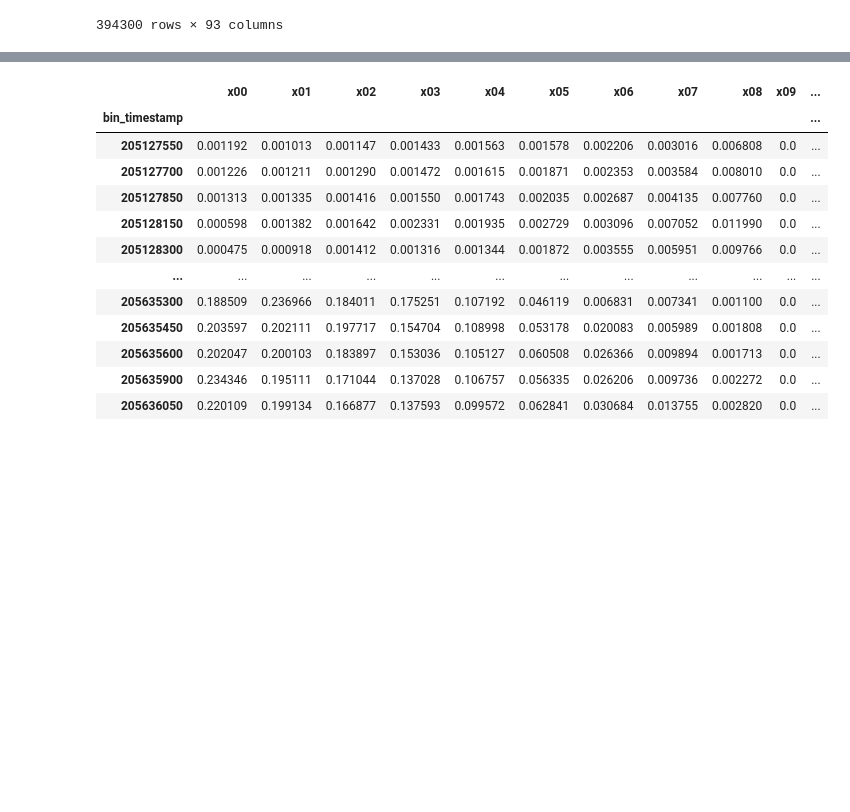
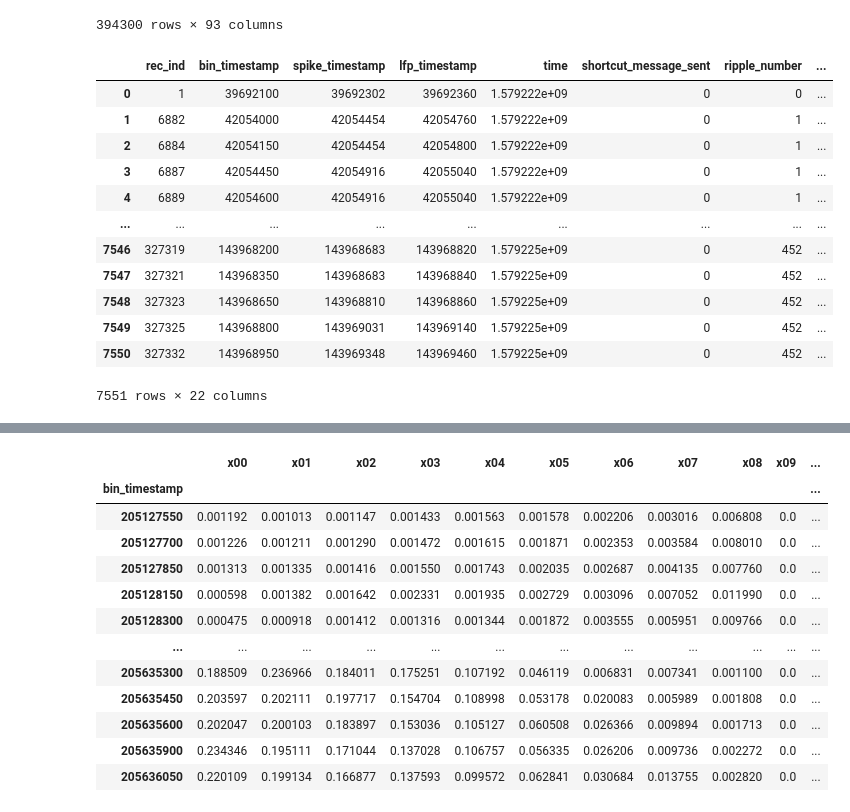
Before and after one commit to trevortknguyen/spykshrk_realtime, a Jupyter notebook: jupyter-notebooks/plot_posterior_realtime.ipynb, the cells around one changed output, grey strips where cells are left out. Drawn from its saved outputs; the diff is of its cells as text; code cells hidden in the pictures; blank space fills up the shorter version.

```diff
--- a/jupyter-notebooks/plot_posterior_realtime.ipynb
+++ b/jupyter-notebooks/plot_posterior_realtime.ipynb
@@ -435,3 +424,19 @@ merged_decoder_lockout
 | 394298 | 408360 | 199393350 | 1.577062e+09 | 3.367697 | 24.0 | 0 | 0 | 0 | ... |
 | 394299 | 408361 | 199393500 | 1.577062e+09 | 3.367697 | 24.0 | 0 | 0 | 0 | ... |
 394300 rows × 93 columns
+# %%
+stim_message
+# %% [output]
+|  | rec_ind | bin_timestamp | spike_timestamp | lfp_timestamp | time | shortcut_message_sent | ripple_number | ... |
+| 0 | 1 | 39692100 | 39692302 | 39692360 | 1.579222e+09 | 0 | 0 | ... |
+| 1 | 6882 | 42054000 | 42054454 | 42054760 | 1.579222e+09 | 0 | 1 | ... |
+| 2 | 6884 | 42054150 | 42054454 | 42054800 | 1.579222e+09 | 0 | 1 | ... |
+| 3 | 6887 | 42054450 | 42054916 | 42055040 | 1.579222e+09 | 0 | 1 | ... |
+| 4 | 6889 | 42054600 | 42054916 | 42055040 | 1.579222e+09 | 0 | 1 | ... |
+| ... | ... | ... | ... | ... | ... | ... | ... | ... |
+| 7546 | 327319 | 143968200 | 143968683 | 143968820 | 1.579225e+09 | 0 | 452 | ... |
+| 7547 | 327321 | 143968350 | 143968683 | 143968840 | 1.579225e+09 | 0 | 452 | ... |
+| 7548 | 327323 | 143968650 | 143968810 | 143968860 | 1.579225e+09 | 0 | 452 | ... |
+| 7549 | 327325 | 143968800 | 143969031 | 143969140 | 1.579225e+09 | 0 | 452 | ... |
+| 7550 | 327332 | 143968950 | 143969348 | 143969460 | 1.579225e+09 | 0 | 452 | ... |
+7551 rows × 22 columns
```
Also changed, not shown: parts of 11 cells of this notebook, 2 other files.
